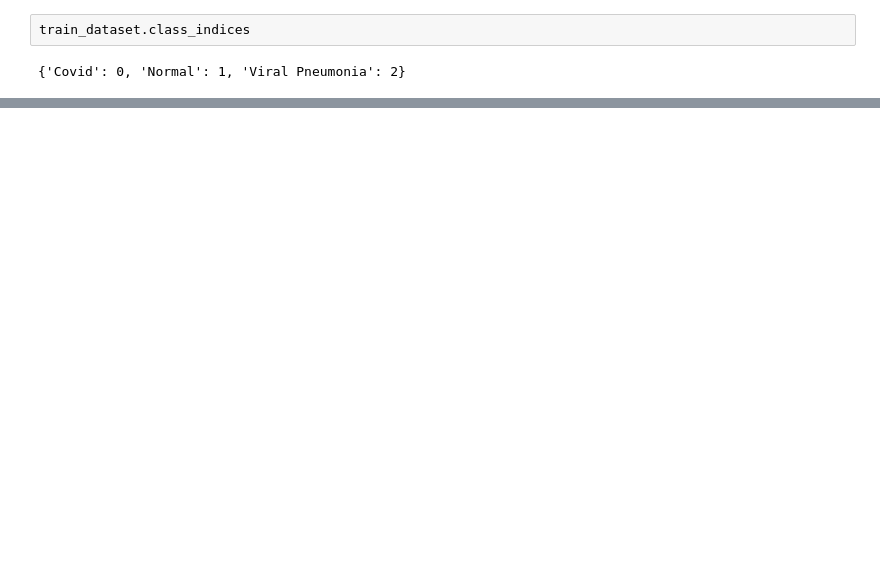
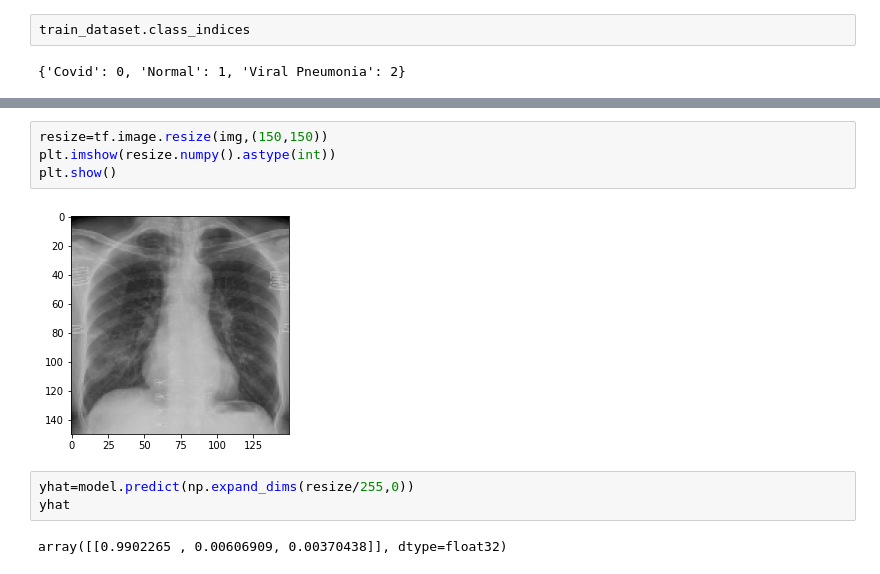
Before and after one commit to pk2971/COVID-19-Image-Classification, a Jupyter notebook: Covid_19_image_Classification.ipynb, the cells around one changed output, grey strips where cells are left out. Saved outputs shown, nothing was run; the diff lists cells and outputs as text; blank space fills up the shorter version.

```diff
--- a/Covid_19_image_Classification.ipynb
+++ b/Covid_19_image_Classification.ipynb
@@ -78,0 +227,11 @@ Transfer Learning for Image Classification:
+# %%
+resize=tf.image.resize(img,(150,150))
+plt.imshow(resize.numpy().astype(int))
+plt.show()
+# %% [output]
+[figure, added]
+# %%
+yhat=model.predict(np.expand_dims(resize/255,0))
+yhat
+# %% [output]
+array([[0.9902265 , 0.00606909, 0.00370438]], dtype=float32)
```
Also changed, not shown: parts of 22 cells of this notebook.
